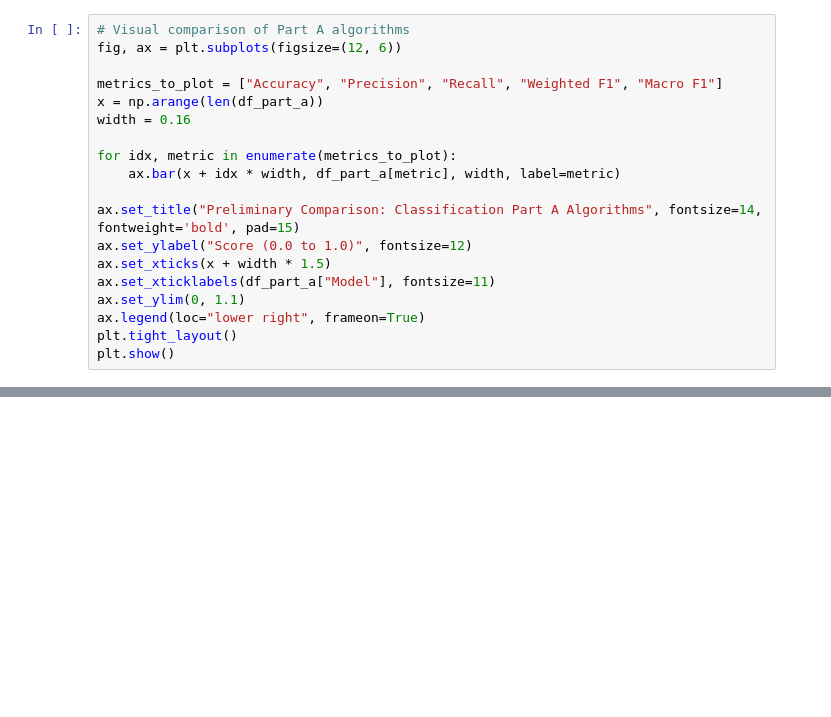
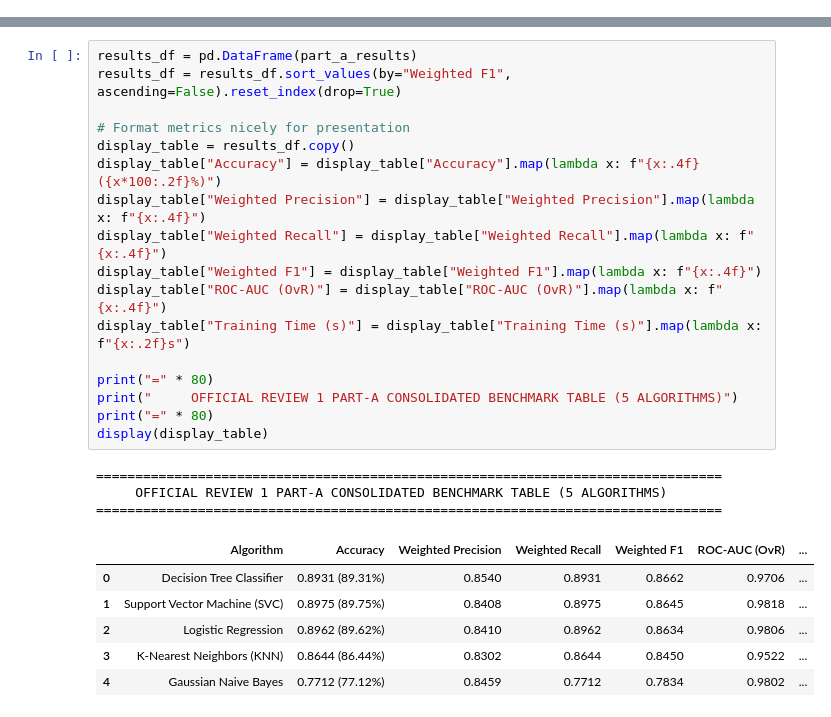
Before and after one commit to ajay9376/NetSentinel, a Jupyter notebook: notebooks/classification.ipynb, the cells around one changed output, grey strips where cells are left out. Cells and saved outputs as stored; diff of their text form; blank space fills up the shorter version.

Commit message:
feat(classification): standardize Review 1 Part A algorithms with explicit headings, full diagnostics, and viva guide

```diff
--- a/notebooks/classification.ipynb
+++ b/notebooks/classification.ipynb
@@ -828,19 +0,0 @@ display(df_part_a)
-# %%
-# Visual comparison of Part A algorithms
-fig, ax = plt.subplots(figsize=(12, 6))
-
-metrics_to_plot = ["Accuracy", "Precision", "Recall", "Weighted F1", "Macro F1"]
-x = np.arange(len(df_part_a))
-width = 0.16
-
-for idx, metric in enumerate(metrics_to_plot):
-    ax.bar(x + idx * width, df_part_a[metric], width, label=metric)
-
-ax.set_title("Preliminary Comparison: Classification Part A Algorithms", fontsize=14, fontweight='bold', pad=15)
-ax.set_ylabel("Score (0.0 to 1.0)", fontsize=12)
-ax.set_xticks(x + width * 1.5)
-ax.set_xticklabels(df_part_a["Model"], fontsize=11)
-ax.set_ylim(0, 1.1)
-ax.legend(loc="lower right", frameon=True)
-plt.tight_layout()
-plt.show()
@@ -973,0 +641,27 @@ The final 10-model comparative analysis, leaderboard visualization, and producti
+# %%
+results_df = pd.DataFrame(part_a_results)
+results_df = results_df.sort_values(by="Weighted F1", ascending=False).reset_index(drop=True)
+
+# Format metrics nicely for presentation
+display_table = results_df.copy()
+display_table["Accuracy"] = display_table["Accuracy"].map(lambda x: f"{x:.4f} ({x*100:.2f}%)")
+display_table["Weighted Precision"] = display_table["Weighted Precision"].map(lambda x: f"{x:.4f}")
+display_table["Weighted Recall"] = display_table["Weighted Recall"].map(lambda x: f"{x:.4f}")
+display_table["Weighted F1"] = display_table["Weighted F1"].map(lambda x: f"{x:.4f}")
+display_table["ROC-AUC (OvR)"] = display_table["ROC-AUC (OvR)"].map(lambda x: f"{x:.4f}")
+display_table["Training Time (s)"] = display_table["Training Time (s)"].map(lambda x: f"{x:.2f}s")
+
+print("=" * 80)
+print("     OFFICIAL REVIEW 1 PART-A CONSOLIDATED BENCHMARK TABLE (5 ALGORITHMS)")
+print("=" * 80)
+display(display_table)
+# %% [output]
+================================================================================
+     OFFICIAL REVIEW 1 PART-A CONSOLIDATED BENCHMARK TABLE (5 ALGORITHMS)
+================================================================================
+|  | Algorithm | Accuracy | Weighted Precision | Weighted Recall | Weighted F1 | ROC-AUC (OvR) | ... |
+| 0 | Decision Tree Classifier | 0.8931 (89.31%) | 0.8540 | 0.8931 | 0.8662 | 0.9706 | ... |
+| 1 | Support Vector Machine (SVC) | 0.8975 (89.75%) | 0.8408 | 0.8975 | 0.8645 | 0.9818 | ... |
+| 2 | Logistic Regression | 0.8962 (89.62%) | 0.8410 | 0.8962 | 0.8634 | 0.9806 | ... |
+| 3 | K-Nearest Neighbors (KNN) | 0.8644 (86.44%) | 0.8302 | 0.8644 | 0.8450 | 0.9522 | ... |
+| 4 | Gaussian Naive Bayes | 0.7712 (77.12%) | 0.8459 | 0.7712 | 0.7834 | 0.9802 | ... |
```
Also changed, not shown: parts of 96 cells of this notebook.
